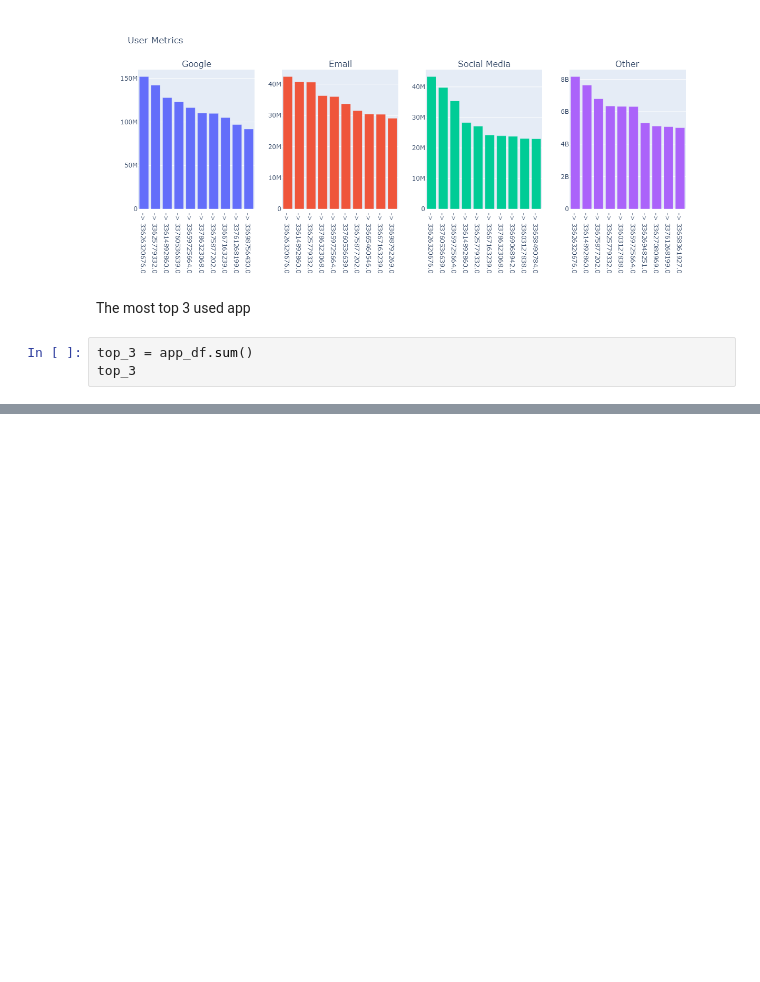
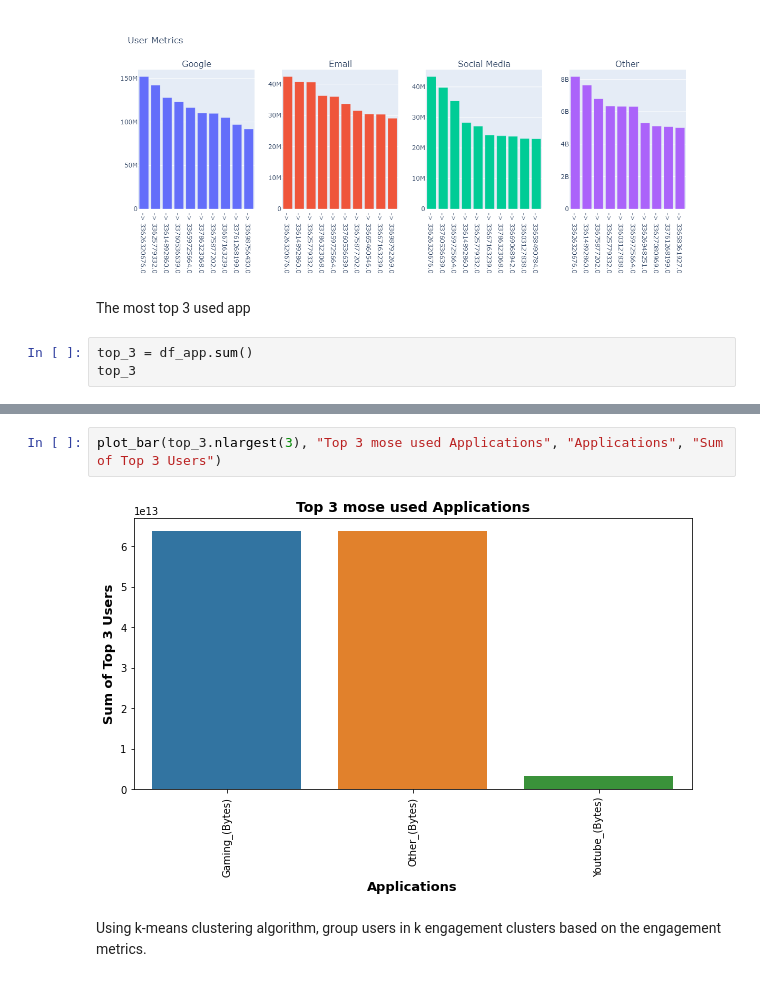
Before and after one commit to yonamg/Telecom-Data-Analysis, a Jupyter notebook: notebook/user_engagement_analysis.ipynb, the cells around one changed output, grey strips where cells are left out. Saved outputs shown, nothing was run; the diff lists cells and outputs as text; blank space fills up the shorter version.

```diff
--- a/notebook/user_engagement_analysis.ipynb
+++ b/notebook/user_engagement_analysis.ipynb
@@ -234,5 +234,5 @@ mult_hist([google, email, social_media, other], 1,
 # %% [markdown]
 The most top 3 used app
 # %%
-top_3 = app_df.sum()
+top_3 = df_app.sum()
 top_3
@@ -238,0 +248,6 @@ top_3
+# %%
+plot_bar(top_3.nlargest(3), "Top 3 mose used Applications", "Applications", "Sum of Top 3 Users")
+# %% [output]
+[figure, added]
+# %% [markdown]
+Using k-means clustering algorithm, group users in k engagement clusters based on the engagement metrics.
```
Also changed, not shown: parts of 3 cells of this notebook.
